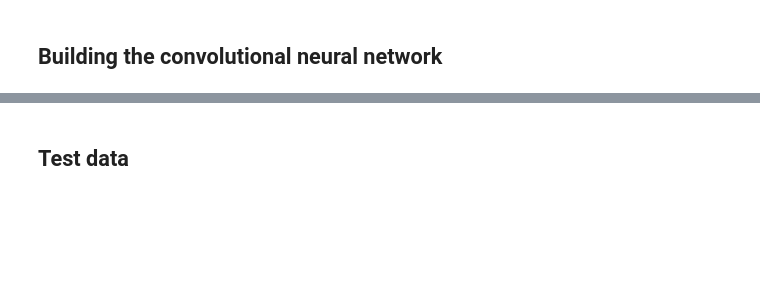
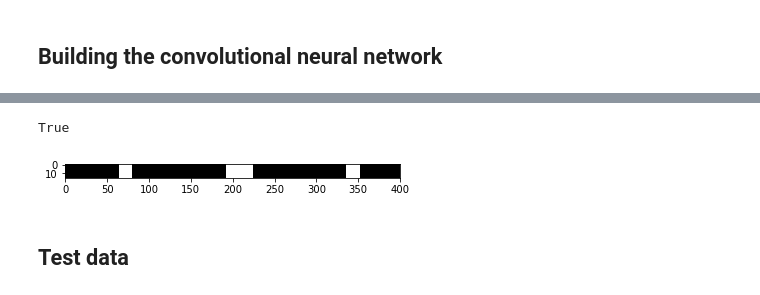
Before and after one commit to Coac/epfl-ml-projects, a Jupyter notebook: epfl-ml-project2/Victor_categorical_crossentropy.ipynb, the cells around one changed output, grey strips where cells are left out. Cells and saved outputs as stored; diff of their text form; code cells hidden in the pictures; blank space fills up the shorter version.

```diff
--- a/epfl-ml-project2/Victor_categorical_crossentropy.ipynb
+++ b/epfl-ml-project2/Victor_categorical_crossentropy.ipynb
@@ -379,3 +386,14 @@ Saving predictions/prediction_3.png
+# %%
+# idea : use another net input : pred -> output : ground truth
+# keras fine tuning
+print(np.all(pred_img[0:16, 0:16] == 0))
+for x in range(0, int(400/patch_size), patch_size):
+    plt.imshow(pred_img[x:x+patch_size, :], cmap='Greys_r')
+    break
+# plt.imshow(pred_img, cmap='Greys_r');
+# %% [output]
+True
+[figure, added]
 # %% [markdown]
 ## Test data
 # %%
```
Also changed, not shown: parts of 14 cells of this notebook, 8 other files.
